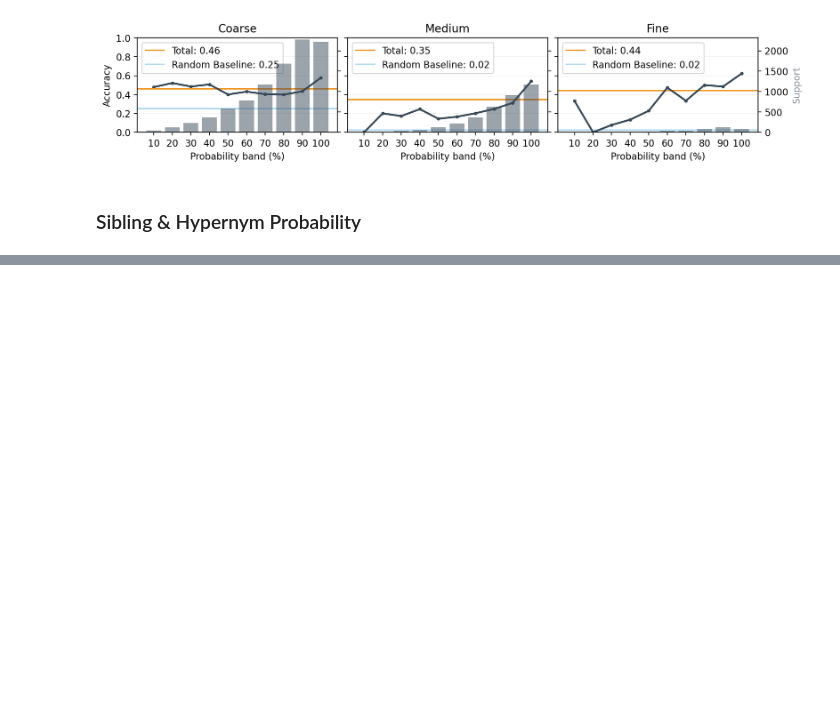
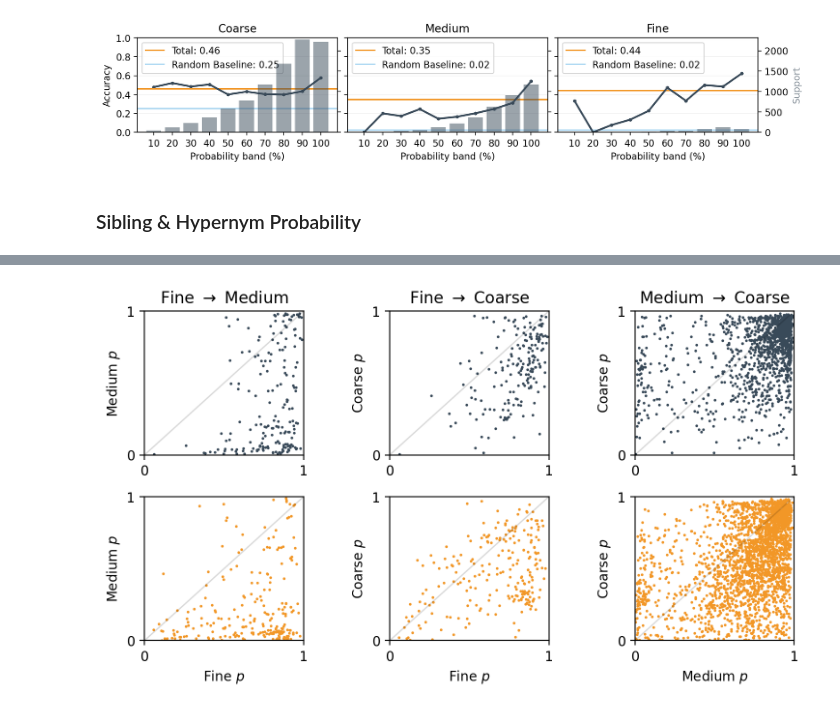
Before and after one commit to psaegert/nli-nec, a Jupyter notebook: dev/experimental/evaluate.ipynb, the cells around one changed output, grey strips where cells are left out. Drawn from its saved outputs; the diff is of its cells as text; code cells hidden in the pictures; blank space fills up the shorter version.

Commit message:
Add Hypernym Probability Scatterplot

```diff
--- a/dev/experimental/evaluate.ipynb
+++ b/dev/experimental/evaluate.ipynb
@@ -136,6 +136,9 @@ for i in [1, 2, 3]:
     # accuracy.append((data_with_predictions.loc[granularity_mask, 'predicted_type'] == data_with_predictions.loc[granularity_mask, 'full_type']).mean())
     accuracy.loc[i - 1, 'granularity'] = i
     accuracy.loc[i - 1, 'accuracy'] = (data_with_predictions.loc[granularity_mask, 'predicted_type'] == data_with_predictions.loc[granularity_mask, 'full_type']).mean()
+
+    # Add a column that stores if the prediction was correct
+    data_with_predictions.loc[granularity_mask, 'correct'] = data_with_predictions.loc[granularity_mask, 'predicted_type'] == data_with_predictions.loc[granularity_mask, 'full_type']
 # %%
 accuracy
 # %% [output]
@@ -241,4 +244,4 @@ for i in [1, 2, 3]:
     data_with_predictions[f'predicted_type_{i}'] = data_with_predictions['predicted_type'].apply(lambda x: get_type(x, granularity=i))
 
     # Get the probability of the predicted type at the current granularity
-    data_with_predictions[f'predicted_type_{i}_probability'] = data_with_predictions.apply(lambda row: row[get_type(row['predicted_type'], include_path=True, granularity=i)] if get_type(row['predicted_type'], include_path=True, granularity=i) is not None else None, axis=1)
+    data_with_predictions[f'predicted_type_{i}_probability'] = data_with_predictions.apply(lambda row: row.get(get_type(row['predicted_type'], include_path=True, granularity=i)), axis=1)
@@ -244,0 +264,18 @@ for i in [1, 2, 3]:
+# %%
+fig, axes = plt.subplots(2, 3, figsize=(7.5, 4), dpi=200)
+fig.tight_layout(w_pad=3, h_pad=1)
+for i, (ax_row, color, mask) in enumerate(zip(axes, [color_palette('medium'), color_palette('accent')], [data_with_predictions['correct'].values, ~(data_with_predictions['correct'].values)])):
+    for ax, (granularity_name, hypernym_granularity_name), (granularity, hypernym_granularity) in zip(ax_row, [('Fine', 'Medium'), ('Fine', 'Coarse'), ('Medium', 'Coarse')], [(3, 2), (3, 1), (2, 1)]):
+        ax.scatter(data_with_predictions.loc[mask, f'predicted_type_{granularity}_probability'], data_with_predictions.loc[mask, f'predicted_type_{hypernym_granularity}_probability'], s=1, color=color)
+        ax.plot([0, 1], [0, 1], color='k', linewidth=1, alpha=0.15)
+        if i == 0:
+            ax.set_title(f'{granularity_name} $\\rightarrow$ {hypernym_granularity_name}')
+        if i == 1:
+            ax.set_xlabel(f'{granularity_name} $p$')
+        ax.set_ylabel(f'{hypernym_granularity_name} $p$')
+        ax.set_xlim(0, 1)
+        ax.set_ylim(0, 1)
+        ax.set_xticks([0, 1])
+        ax.set_yticks([0, 1])
+# %% [output]
+[figure, added]
```
Also changed, not shown: parts of 1 cell of this notebook.
